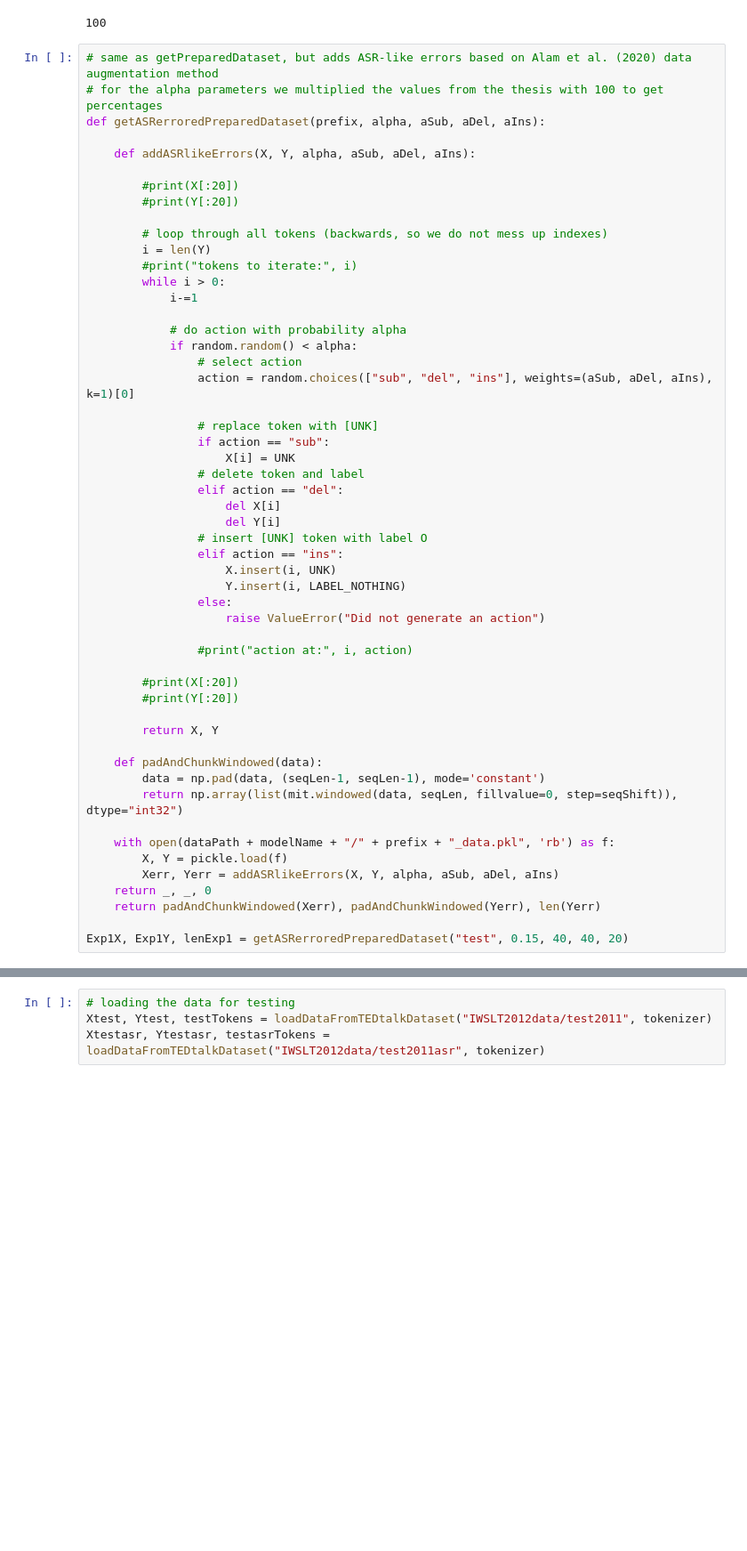
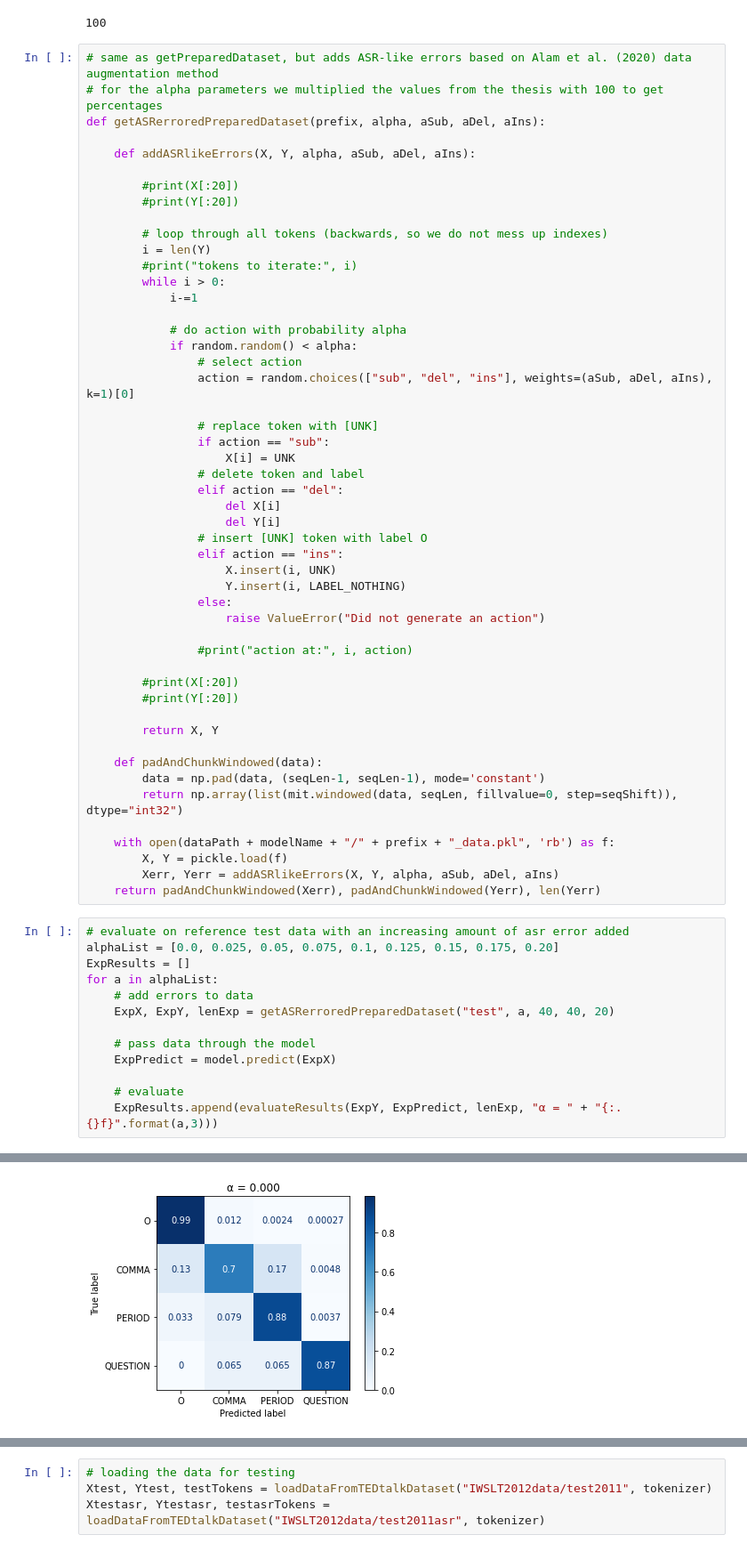
Before and after one commit to b4rt-dev/ASRpunctuationRestoration, a Jupyter notebook: ASR_Punctuation_Restoration_S4752740.ipynb, the cells around one changed output, grey strips where cells are left out. Shown at 89% size. Drawn from its saved outputs; the diff is of its cells as text; blank space fills up the shorter version.

Commit message:
Fixes, and added automatic ASR-like errors test code with evaluation

```diff
--- a/ASR_Punctuation_Restoration_S4752740.ipynb
+++ b/ASR_Punctuation_Restoration_S4752740.ipynb
@@ -418,7 +421,18 @@ def getASRerroredPreparedDataset(prefix, alpha, aSub, aDel, aIns):
     with open(dataPath + modelName + "/" + prefix + "_data.pkl", 'rb') as f:
         X, Y = pickle.load(f)
         Xerr, Yerr = addASRlikeErrors(X, Y, alpha, aSub, aDel, aIns)
-    return _, _, 0
     return padAndChunkWindowed(Xerr), padAndChunkWindowed(Yerr), len(Yerr)
-
-Exp1X, Exp1Y, lenExp1 = getASRerroredPreparedDataset("test", 0.15, 40, 40, 20)
+# %%
+# evaluate on reference test data with an increasing amount of asr error added
+alphaList = [0.0, 0.025, 0.05, 0.075, 0.1, 0.125, 0.15, 0.175, 0.20]
+ExpResults = []
+for a in alphaList:
+    # add errors to data
+    ExpX, ExpY, lenExp = getASRerroredPreparedDataset("test", a, 40, 40, 20)
+
+    # pass data through the model
+    ExpPredict = model.predict(ExpX)
+
+    # evaluate
+    ExpResults.append(evaluateResults(ExpY, ExpPredict, lenExp, "α = " + "{:.{}f}".format(a,3)))
+# %% [output]
@@ -424,0 +451 @@ Exp1X, Exp1Y, lenExp1 = getASRerroredPreparedDataset("test", 0.15, 40, 40, 20)
+[figure, added]
```
Also changed, not shown: parts of 7 cells of this notebook, 2 other files.
